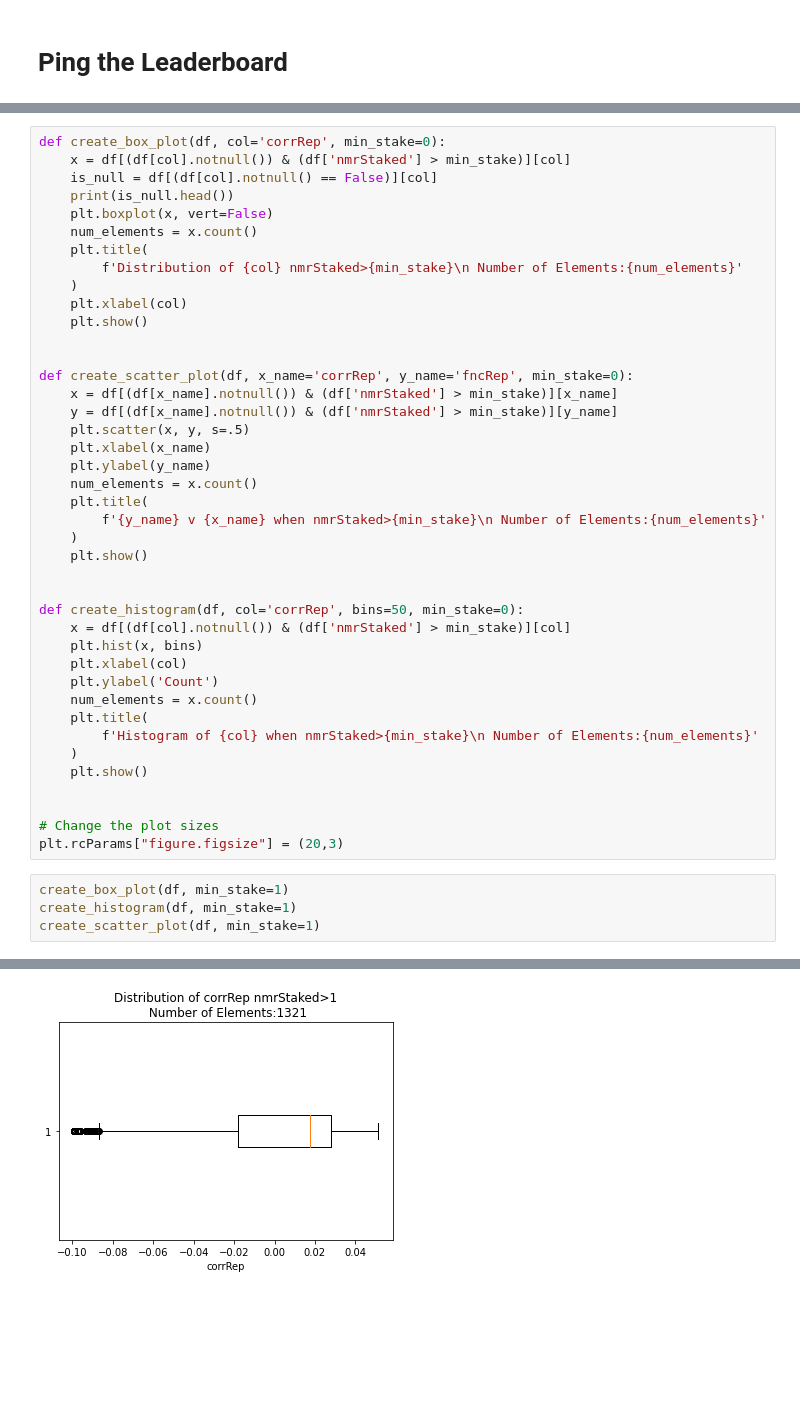
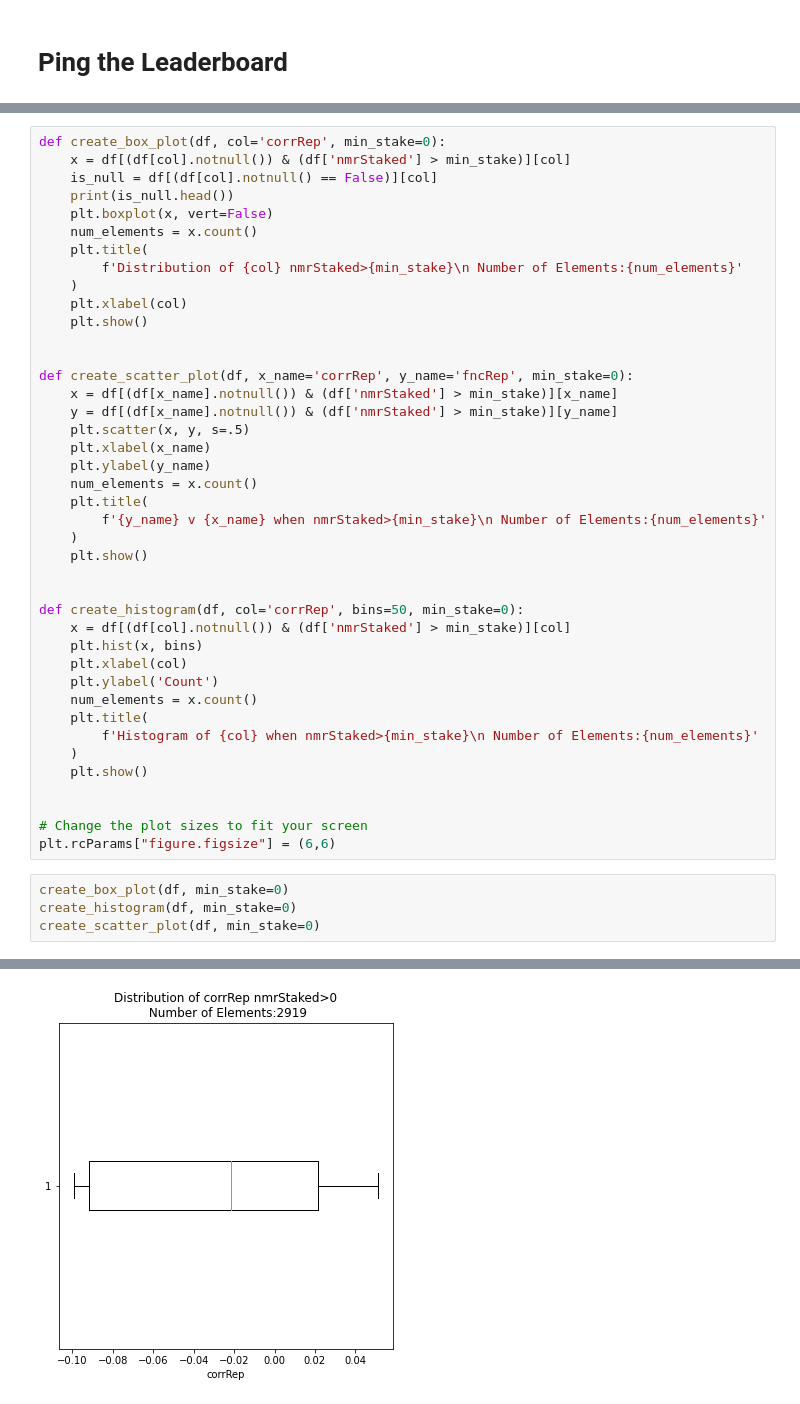
Before and after one commit to parkerburchett/Numerai, a Jupyter notebook: DataAnalysis.ipynb, the cells around one changed output, grey strips where cells are left out. Saved outputs shown, nothing was run; the diff lists cells and outputs as text; blank space fills up the shorter version.

```diff
--- a/DataAnalysis.ipynb
+++ b/DataAnalysis.ipynb
@@ -163,12 +164,12 @@ def create_histogram(df, col='corrRep', bins=50, min_stake=0):
     plt.show()
 
 
-# Change the plot sizes
-plt.rcParams["figure.figsize"] = (20,3)
+# Change the plot sizes to fit your screen
+plt.rcParams["figure.figsize"] = (6,6)
 # %%
-create_box_plot(df, min_stake=1)
-create_histogram(df, min_stake=1)
-create_scatter_plot(df, min_stake=1)
+create_box_plot(df, min_stake=0)
+create_histogram(df, min_stake=0)
+create_scatter_plot(df, min_stake=0)
 # %% [output]
 Series([], Name: corrRep, dtype: float64)
-[figure, old version]
+[figure, new version]
```
Also changed, not shown: parts of 21 cells of this notebook.
